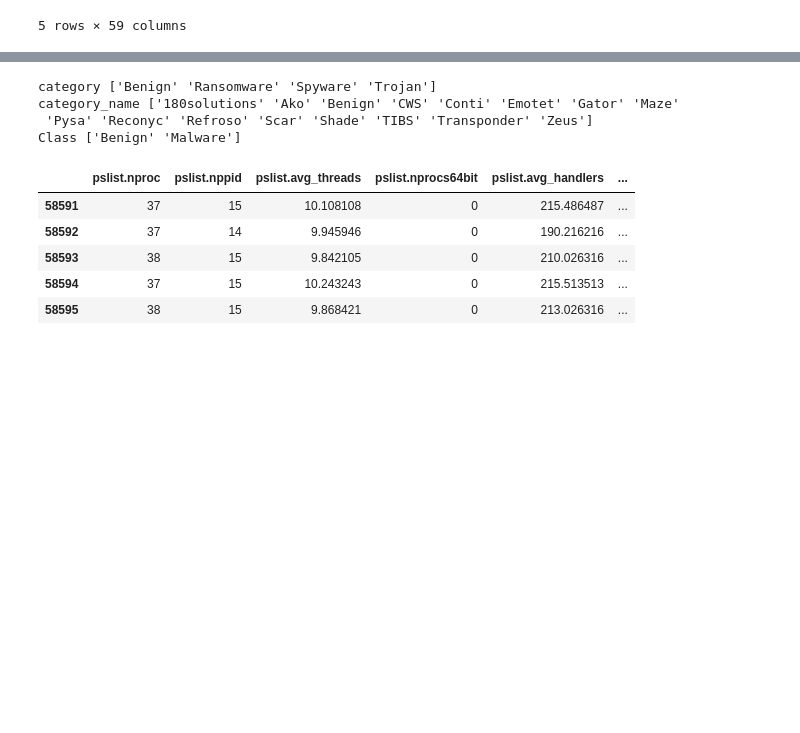
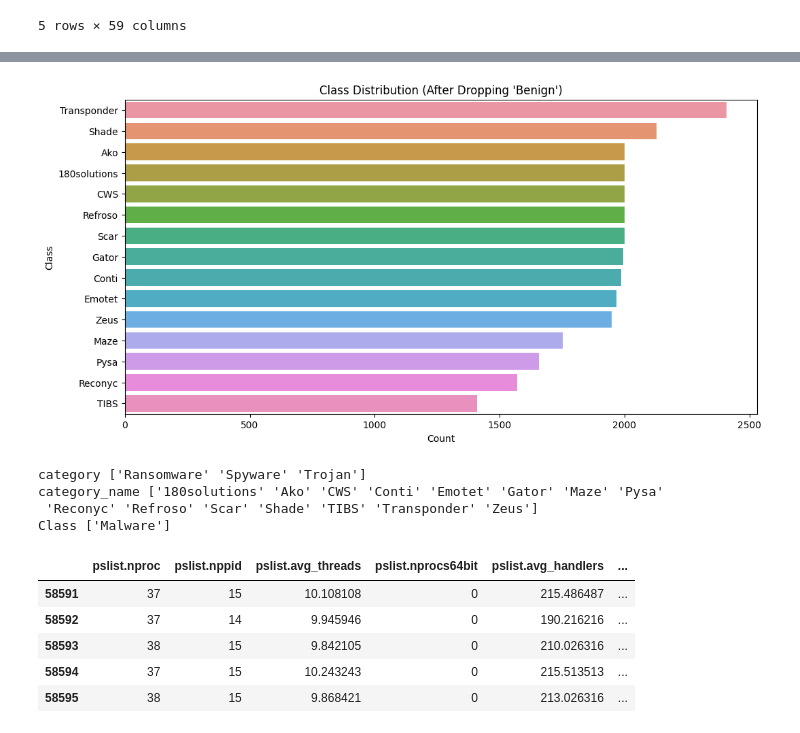
Before and after one commit to Nazihahaha/THESIS-CODE, a Jupyter notebook: nur.ipynb, the cells around one changed output, grey strips where cells are left out. Drawn from its saved outputs; the diff is of its cells as text; code cells hidden in the pictures; blank space fills up the shorter version.

```diff
--- a/nur.ipynb
+++ b/nur.ipynb
@@ -164,3 +153,9 @@ df.tail(5)
 | 58594 | Ransomware-Shade-f866c086af2e1d8e... | 37 | 15 | 10.243243 | 0 | 215.513513 | ... |
 | 58595 | Ransomware-Shade-955d9af38346c175... | 38 | 15 | 9.868421 | 0 | 213.026316 | ... |
 5 rows × 59 columns
+# %%
+# Drop rows where the category_name is 'Benign'
+df = df[df['category_name'] != 'Benign']
+
+# Verify if 'Benign' class has been removed
+print(f"Remaining category names in the dataset:\n{df['category_name'].value_counts()}")
@@ -167,3 +181,16 @@ df.tail(5)
+# %%
+import matplotlib.pyplot as plt
+import seaborn as sns
+
+# Plot class distribution
+plt.figure(figsize=(12, 6))
+sns.countplot(data=df, y='category_name', order=df['category_name'].value_counts().index)
+plt.title("Class Distribution (After Dropping 'Benign')")
+plt.xlabel("Count")
+plt.ylabel("Class")
+plt.show()
+# %% [output]
+[figure, added]
 # %%
 # Encoding the columns
 # Recommended approach using .loc[]
@@ -171,10 +198,10 @@ df['category'] = label_encoder(df['category'])
 df['category_name'] = label_encoder(df['category_name'])
 df['Class'] = label_encoder(df['Class'])
 # %% [output]
-category ['Benign' 'Ransomware' 'Spyware' 'Trojan']
-category_name ['180solutions' 'Ako' 'Benign' 'CWS' 'Conti' 'Emotet' 'Gator' 'Maze'
- 'Pysa' 'Reconyc' 'Refroso' 'Scar' 'Shade' 'TIBS' 'Transponder' 'Zeus']
-Class ['Benign' 'Malware']
+category ['Ransomware' 'Spyware' 'Trojan']
+category_name ['180solutions' 'Ako' 'CWS' 'Conti' 'Emotet' 'Gator' 'Maze' 'Pysa'
+ 'Reconyc' 'Refroso' 'Scar' 'Shade' 'TIBS' 'Transponder' 'Zeus']
+Class ['Malware']
 # %%
 # Drop the Category and Class columns
 df.drop(["Category", "Class"], axis=1, inplace=True)
```
Also changed, not shown: parts of 11 cells of this notebook, 12 other files.
